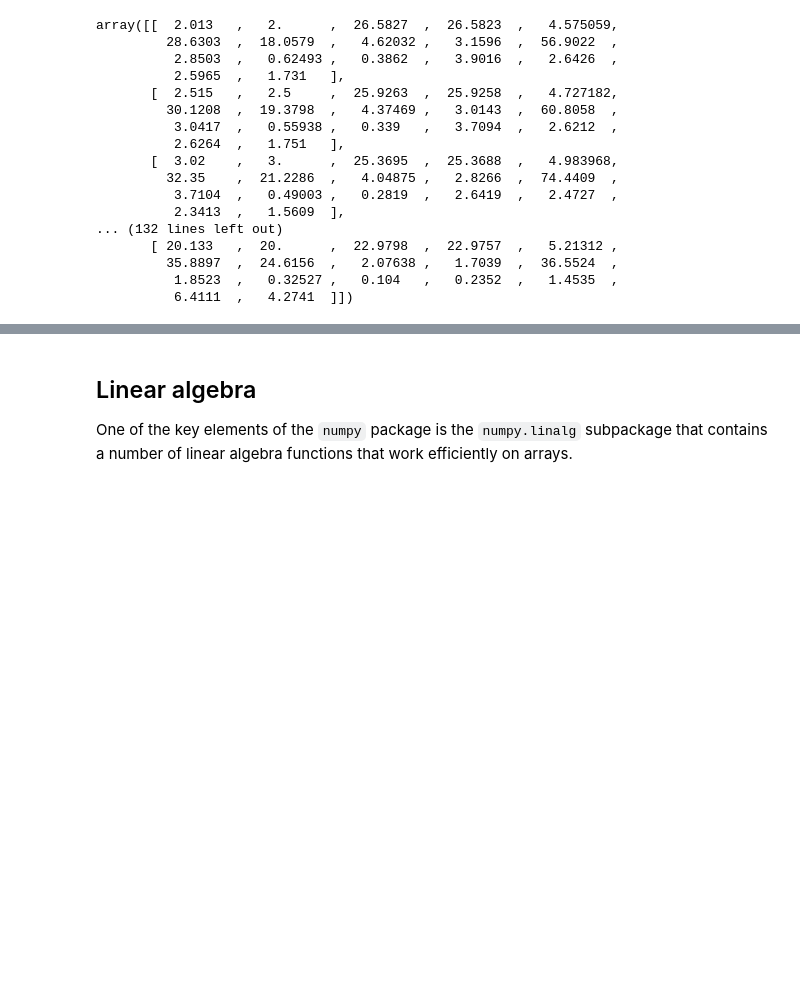
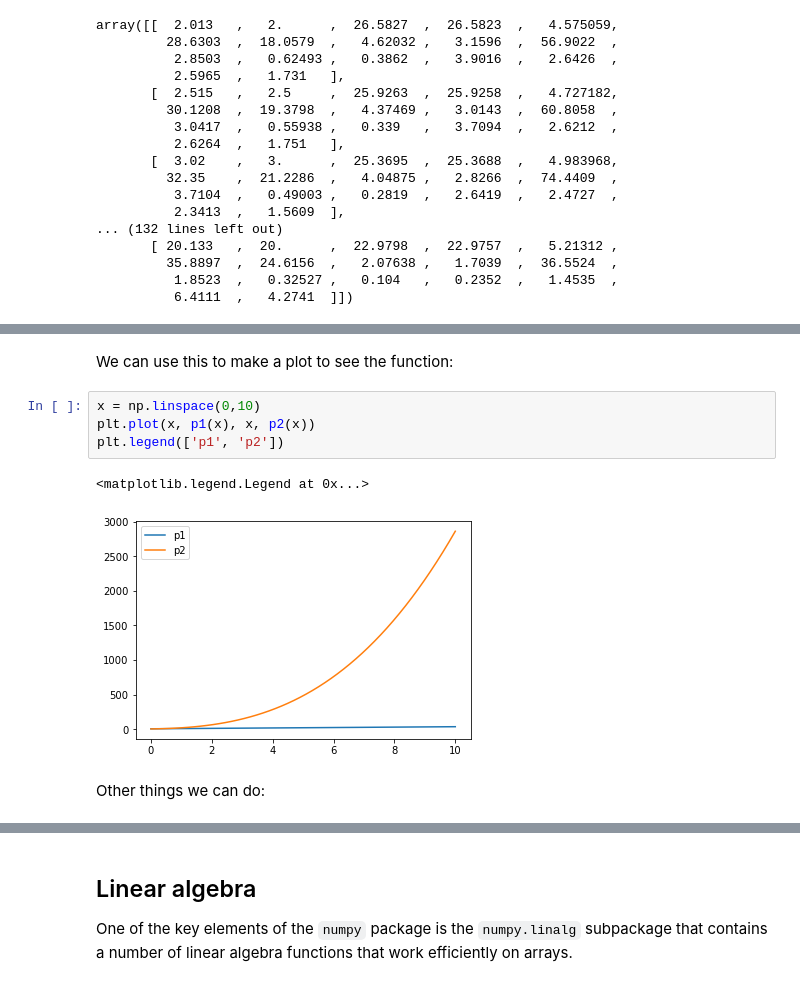
Before and after one commit to kthyng/python4geosciences, a Jupyter notebook: materials/2_numpy.ipynb, the cells around one changed output, grey strips where cells are left out. Cells and saved outputs as stored; diff of their text form; blank space fills up the shorter version.

```diff
--- a/materials/2_numpy.ipynb
+++ b/materials/2_numpy.ipynb
@@ -647,0 +750,11 @@ array([[  2.013   ,   2.      ,  26.5827  ,  26.5823  ,   4.575059,
+# %% [markdown]
+We can use this to make a plot to see the function:
+# %%
+x = np.linspace(0,10)
+plt.plot(x, p1(x), x, p2(x))
+plt.legend(['p1', 'p2'])
+# %% [output]
+<matplotlib.legend.Legend at 0x...>
+[figure, added]
+# %% [markdown]
+Other things we can do:
```
Also changed, not shown: parts of 172 cells of this notebook.
